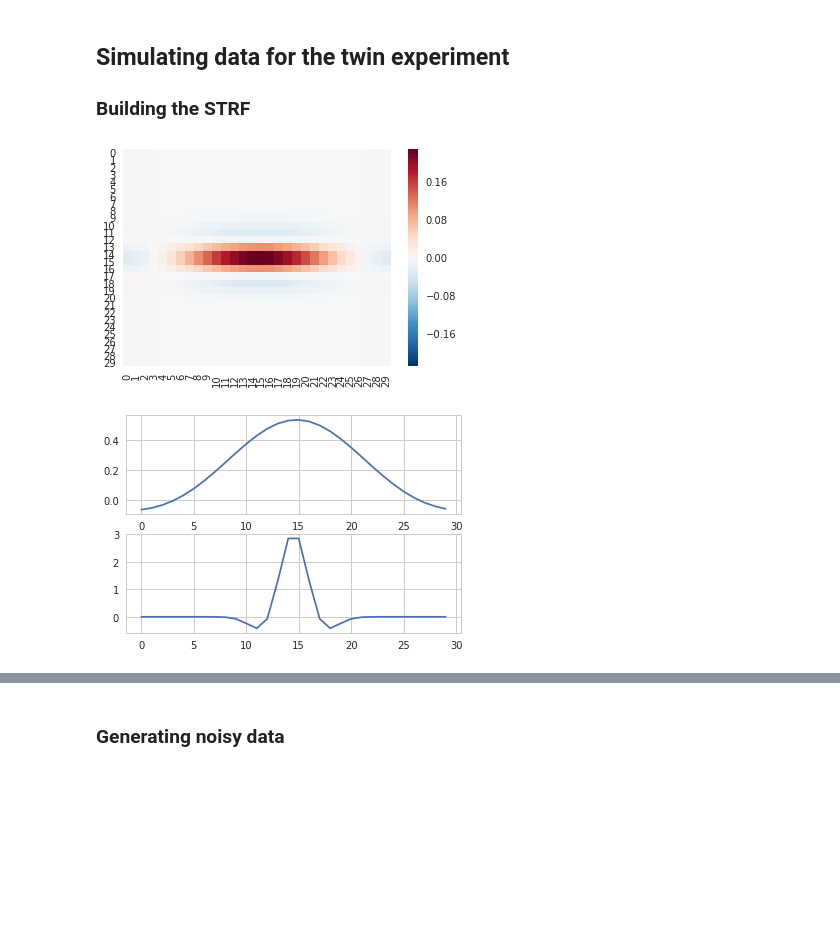
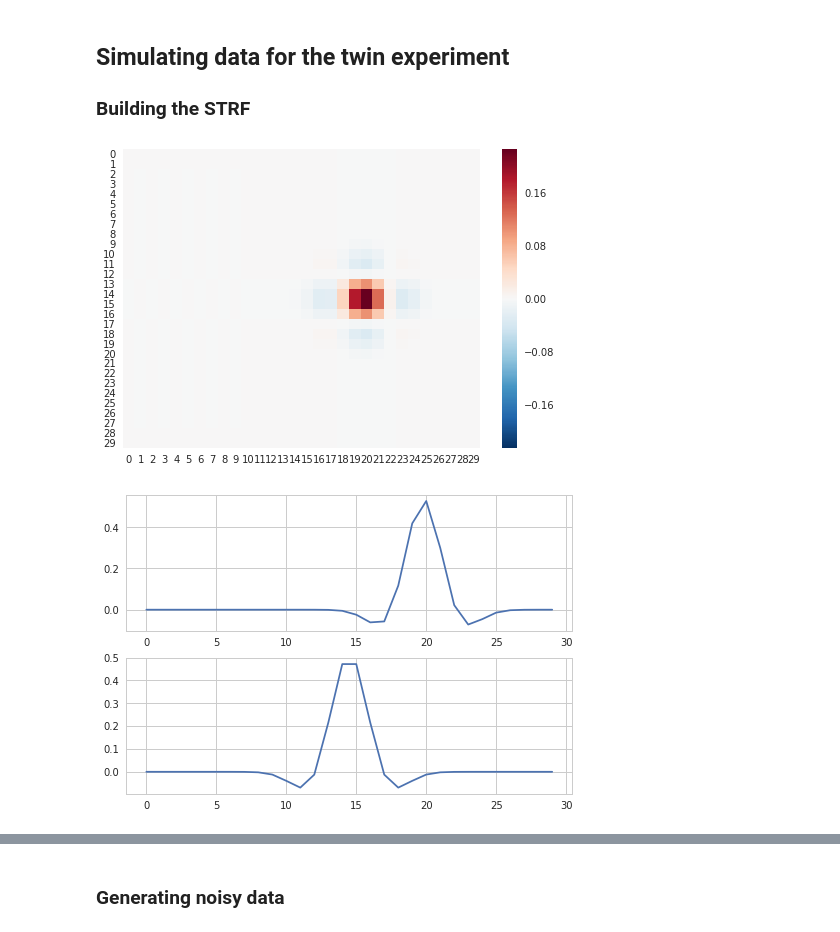
Before and after one commit to melizalab/dstrf, a Jupyter notebook: mat/mat_dstrf_twin.ipynb, the cells around one changed output, grey strips where cells are left out. Cells and saved outputs as stored; diff of their text form; code cells hidden in the pictures; blank space fills up the shorter version.

```diff
--- a/mat/mat_dstrf_twin.ipynb
+++ b/mat/mat_dstrf_twin.ipynb
@@ -39,8 +39,8 @@ tracker = nfutils.convergence_tracker(burn,burn/10)
 free_ts = False
 scale = 10
 channels = 1
-ncos = 10
-coslin = 100
+ncos = 15
+coslin = 10
 norm = True
 center = True
 
@@ -65,39 +65,39 @@ stims,durations = utils.load_crcns(cell,stim_type,nspec,t_dsample,compress)[:2]
 sres = nspec - 1 #resolution of the filter in pixels
 tres = tlen      #time window of the filter in ms
 maxfreq = 8000   #maximum frequency of the signal
-latency = 75     #offset between stimulus and response in ms (range: 0 to time)
+latency = 50     #offset between stimulus and response in ms (range: 0 to time)
 frequency = 4000 #centering frequency for the filter
 A = 0.25         #amplitude of the wavelet peak -- probably don't need to change this
-sigma = 0.01     #width of the filter in the time axis -- bigger sigma = narrower time band
+sigma = 0.05 #width of the filter in the time axis -- bigger sigma = narrower time band
 gamma = 0.0015   #width of the filter in the frequency axis -- bigger gamma = narrower frequency band
 alpha = 1        #depth of inhibitory sidebands on time axis -- bigger alpha = deeper sidebands
 beta = 1         #depth of inhibitory sidebands on frequency axis -- bigger beta = deeper sidebands
 
 #ss.strf returns three arguments: h is the strf, t and f are correctly labeled axes for plotting
 k, t, f = utils.strf(sres,150,maxfreq,latency,frequency,A,sigma,gamma,alpha,beta)
 
 k = resample(k,tres,axis=1)
 #k = nfutils.normalize(k,center=False)
 
 figure()
 sns.heatmap(k,linewidths = 0)
 
 figure()
 B = np.sum(k,axis=1)
 A = np.sum(k,axis=0)
 subplot(211)
 plot(A)
 subplot(212)
 plot(B)
 
 # create cosine basis for time dimension
 spec,tim = utils.factorize(k)
 tbas, fromt, tot = utils.cosbasis(tlen,ncos,coslin,retfn=True)
 costim = tot(tim)
 
 # set MAT model parameters
 matparam  = [10,2,0,8]
 #matparam  = [20,2,0,25]
 # %% [output]
-[figure, old version]
+[figure, new version]
-[figure, old version]
+[figure, new version]
```
Also changed, not shown: parts of 2 cells of this notebook, 10 other files.
